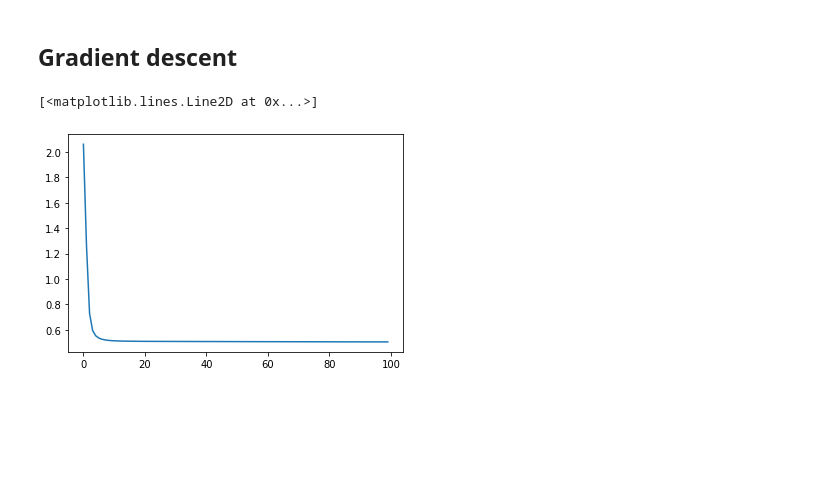
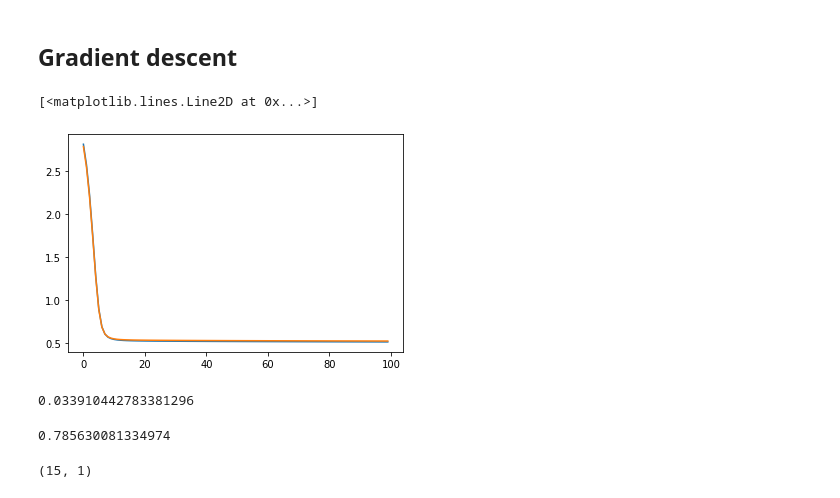
Before and after one commit to samsja/neural_net_educational_framewrok, a Jupyter notebook: Neural_net.ipynb, the cells around one changed output. Drawn from its saved outputs; the diff is of its cells as text; code cells hidden in the pictures; blank space fills up the shorter version.

```diff
--- a/Neural_net.ipynb
+++ b/Neural_net.ipynb
@@ -18,4 +19,4 @@ training_inputs,training_outputs = preprocess_data(training_data)
 # %% [output]
 ((10000, 2), (10000, 1))
 # %%
-validation_inputs,validation_outputs = preprocess_data(training_data)
+validation_inputs,validation_outputs = preprocess_data(validation_data)
@@ -147,15 +160,15 @@ nn.activate(training_inputs,2).shape
 # %% [markdown]
 ## Gradient descent
 # %%
-M1 = 5
-M2 = 7
+M1 = 3
+M2 = 4
 
-wr=10
-br=10
+wr=1
+br=1
 # %%
 layer1 = Layer_Perceptron(training_inputs.shape[1],M1,activation_func,derivate_activation_func,weight_range=wr,bias_range=br)
-layer2 = Layer_Perceptron(layer1.w.shape[1],M2,activation_func,derivate_activation_func)
-layer3 = Layer_Perceptron(layer2.w.shape[1],1,activation_func,derivate_activation_func)
+layer2 = Layer_Perceptron(layer1.w.shape[1],M2,activation_func,derivate_activation_func,weight_range=wr,bias_range=br)
+layer3 = Layer_Perceptron(layer2.w.shape[1],1,activation_func,derivate_activation_func,weight_range=wr,bias_range=br)
 # %%
 nn = NeuralNet([layer1,layer2,layer3])
 # %%
@@ -167,40 +180,55 @@ lr = 0.1
 max_iter = int(1e2)
 # %%
 losses = np.zeros(max_iter)
+losses_val = np.zeros(max_iter)
 # %%
 grads_w = [np.zeros(layer.w.shape) for layer in nn.layers]
 grads_b = [np.zeros(layer.b.shape) for layer in nn.layers]
 
 
 
 for epoch in tqdm(range(max_iter)):
 
     losses[epoch] = loss.total_loss(nn.activate(inputs),outputs)
-
+    losses_val[epoch] = loss.total_loss(nn.activate(validation_inputs),validation_outputs)
 
     back_prop = loss.grad(nn.activate(inputs),outputs)
+
     for i in reversed(range(nn.L)):
         l = nn.layers[i]
         nb_inputs = inputs.shape[0]
 
         grad_layer = l._grad_lf(nn.local_field_forwad(inputs,i))
         activation= nn.activate(inputs,i-1)
 
 
         grads_w[i] = activation.T@(back_prop*grad_layer)/nb_inputs
-        grads_b[i] = (np.ones((activation.shape[0],1)).T@(back_prop*grad_layer)/nb_inputs).T
+        grads_b[i] = (np.ones((activation.shape[0],1)).T@(back_prop*grad_layer)).T/nb_inputs
 
-        back_prop = (grad_layer*back_prop)@l.w.T/nb_inputs
+        back_prop = (grad_layer*back_prop)@l.w.T
 
 
     for i in range(nn.L):
 
         nn.layers[i].w =nn.layers[i].w - lr*grads_w[i]
         nn.layers[i].b =nn.layers[i].b - lr*grads_b[i]
 
 
 
 plt.plot(losses)
+plt.plot(losses_val)
 # %% [output]
 [<matplotlib.lines.Line2D at 0x...>]
-[figure, old version]
+[figure, new version]
+# %%
+back_prop.mean()
+# %% [output]
+0.033910442783381296
+# %%
+np.abs(loss.grad(nn.activate(inputs),outputs)).mean()
+# %% [output]
+0.785630081334974
+# %%
+layer1.b.shape
+# %% [output]
+(15, 1)
```
Also changed, not shown: parts of 7 cells of this notebook, 1 other file.
